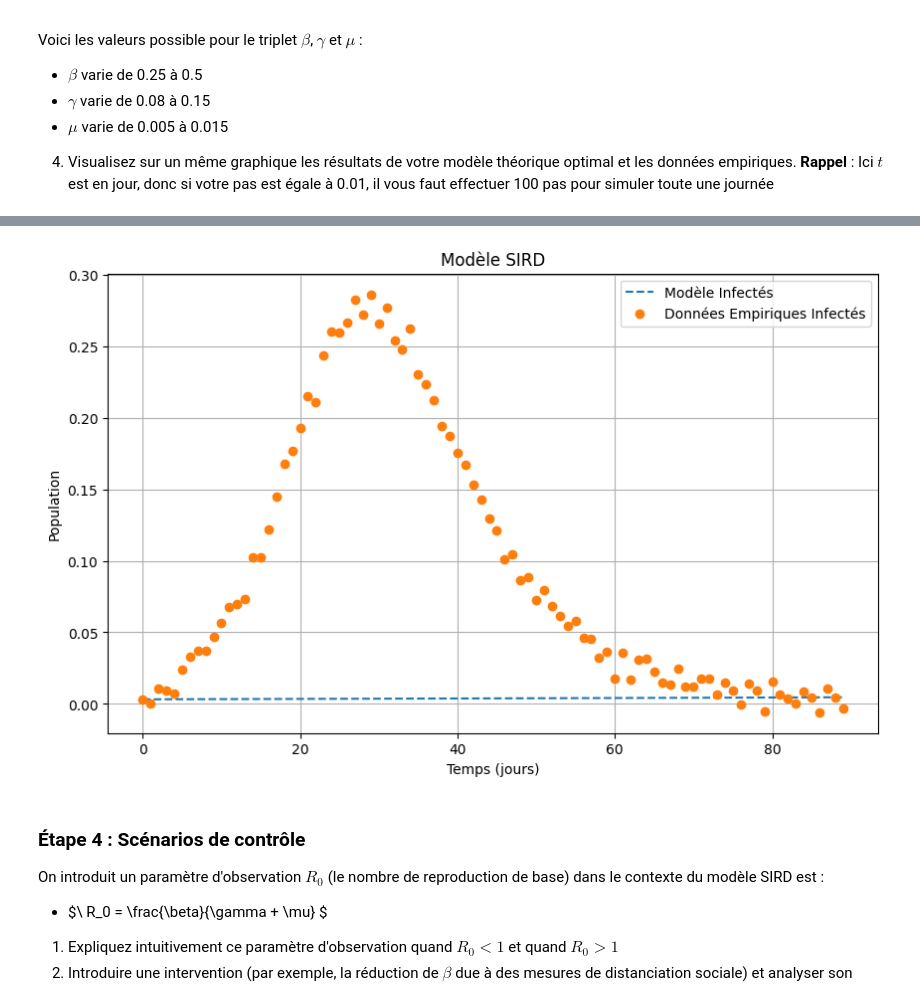
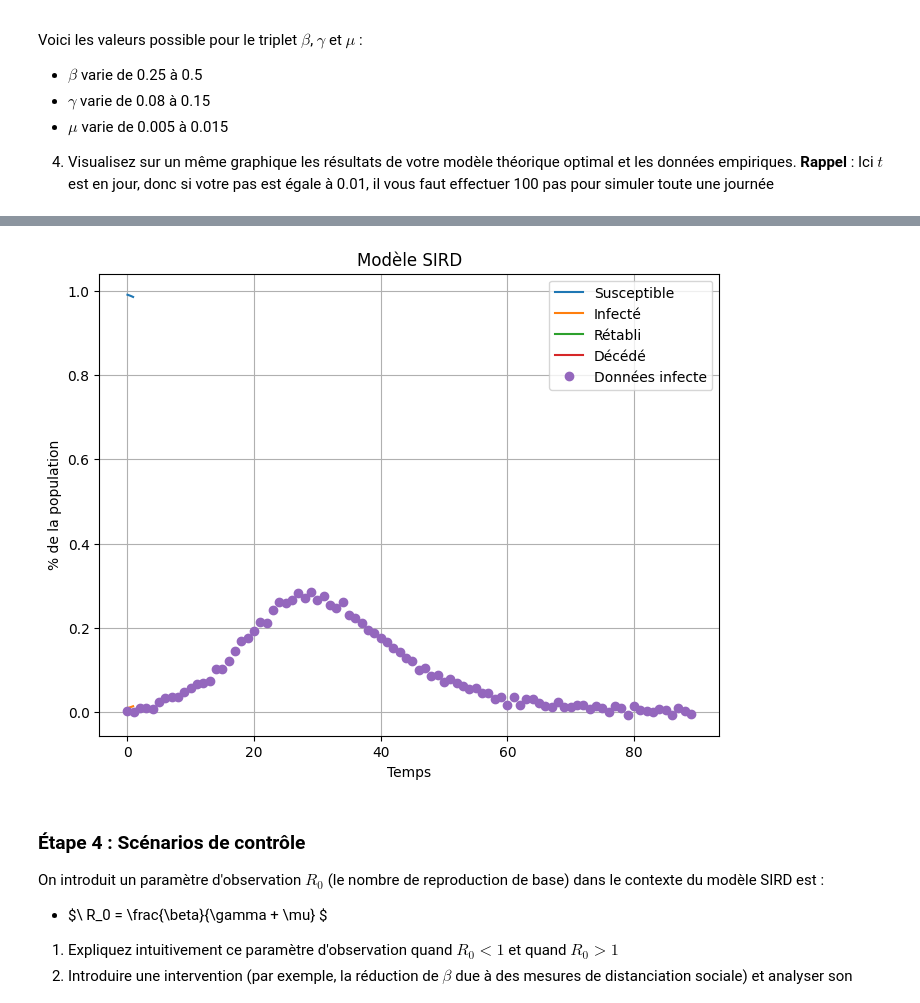
Before and after one commit to adem-mehdioui/Maths_Euler_Method, a Jupyter notebook: maths & data mining.ipynb, the cells around one changed output, grey strips where cells are left out. Drawn from its saved outputs; the diff is of its cells as text; code cells hidden in the pictures.

```diff
--- a/maths & data mining.ipynb
+++ b/maths & data mining.ipynb
@@ -139,0 +130,8 @@ Index(['Jour', 'Susceptibles', 'Infectés', 'Rétablis', 'Décès'], dtype='obje
+# %%
+#1
+import pandas as pd
+
+#Excel ne marche pas meme apres avoir installé openpyxl donc j'ai utilisé le CSV
+df = pd.read_csv('sird_dataset.csv')
+
+print(df.head())
@@ -141,4 +146,10 @@ Index(['Jour', 'Susceptibles', 'Infectés', 'Rétablis', 'Décès'], dtype='obje
 #2
 def mse(observed, predicted):
     return np.mean((observed - predicted) ** 2)
+# %%
+#3
+def simulate_sird(params, S0, I0, R0, D0, st, T):
+    beta, gamma, mu = params
+    t, S, I, R, D = sird_euler(beta, gamma, mu, S0, I0, R0, D0, st, T)
+    return t, S, I, R, D
 # %%
@@ -174,21 +192,20 @@ Optimal parameters: beta=0.5, gamma=0.08, mu=0.005
 # %%
 #4
-# Simuler le modèle avec les paramètres optimaux
-S_opt, I_opt, R_opt, D_opt = sird_model(beta_opt, gamma_opt, mu_opt, S0, I0, R0, D0, step, duration)
-
-# Tracer les résultats
-time = np.arange(len(data))
-plt.figure(figsize=(10, 6))
-plt.plot(time, I_opt[:len(data)], label='Modèle Infectés', linestyle='dashed')
-plt.plot(data['Jour'], data['Infectés'], label='Données Empiriques Infectés', marker='o', linestyle='none')
-plt.xlabel('Temps (jours)')
-plt.ylabel('Population')
+# Tracer les résultats avec les données empiriques
+plt.figure(figsize=(8, 6))
+plt.plot(t, S, label='Susceptible')
+plt.plot(t, I, label='Infecté')
+plt.plot(t, R, label='Rétabli')
+plt.plot(t, D, label='Décédé')
+plt.plot(df['Jour'], df['Infectés'], 'o', label='Données infecte')
+plt.xlabel('Temps')
+plt.ylabel('% de la population')
 plt.title('Modèle SIRD')
 plt.legend()
 plt.grid()
 plt.show()
 # %% [output]
-[figure, old version]
+[figure, new version]
 # %% [markdown]
 ### Étape 4 : Scénarios de contrôle
 On introduit un paramètre d'observation $R_0$ (le nombre de reproduction de base) dans le contexte du modèle SIRD est :
```
Also changed, not shown: parts of 7 cells of this notebook, 1 other file.
